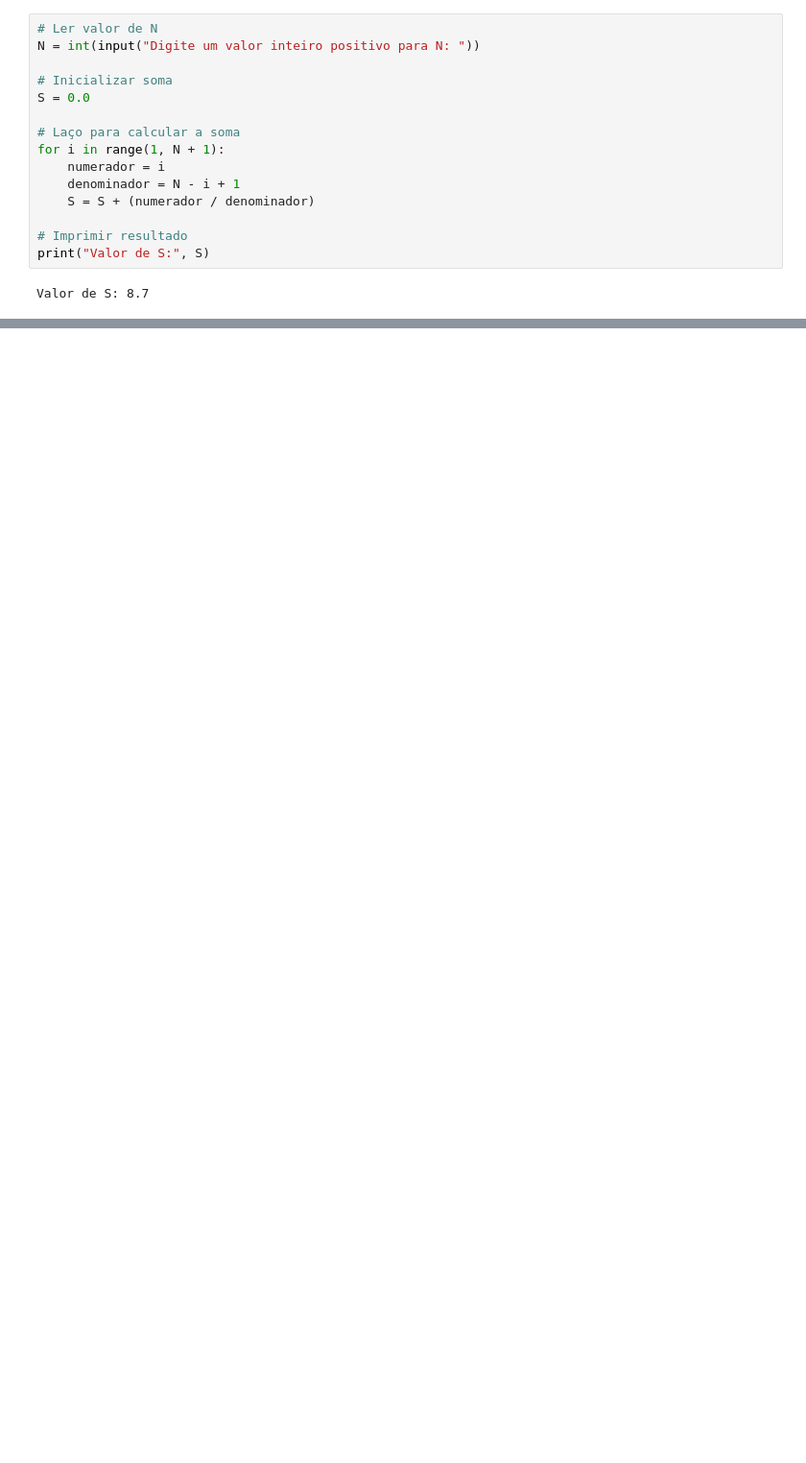
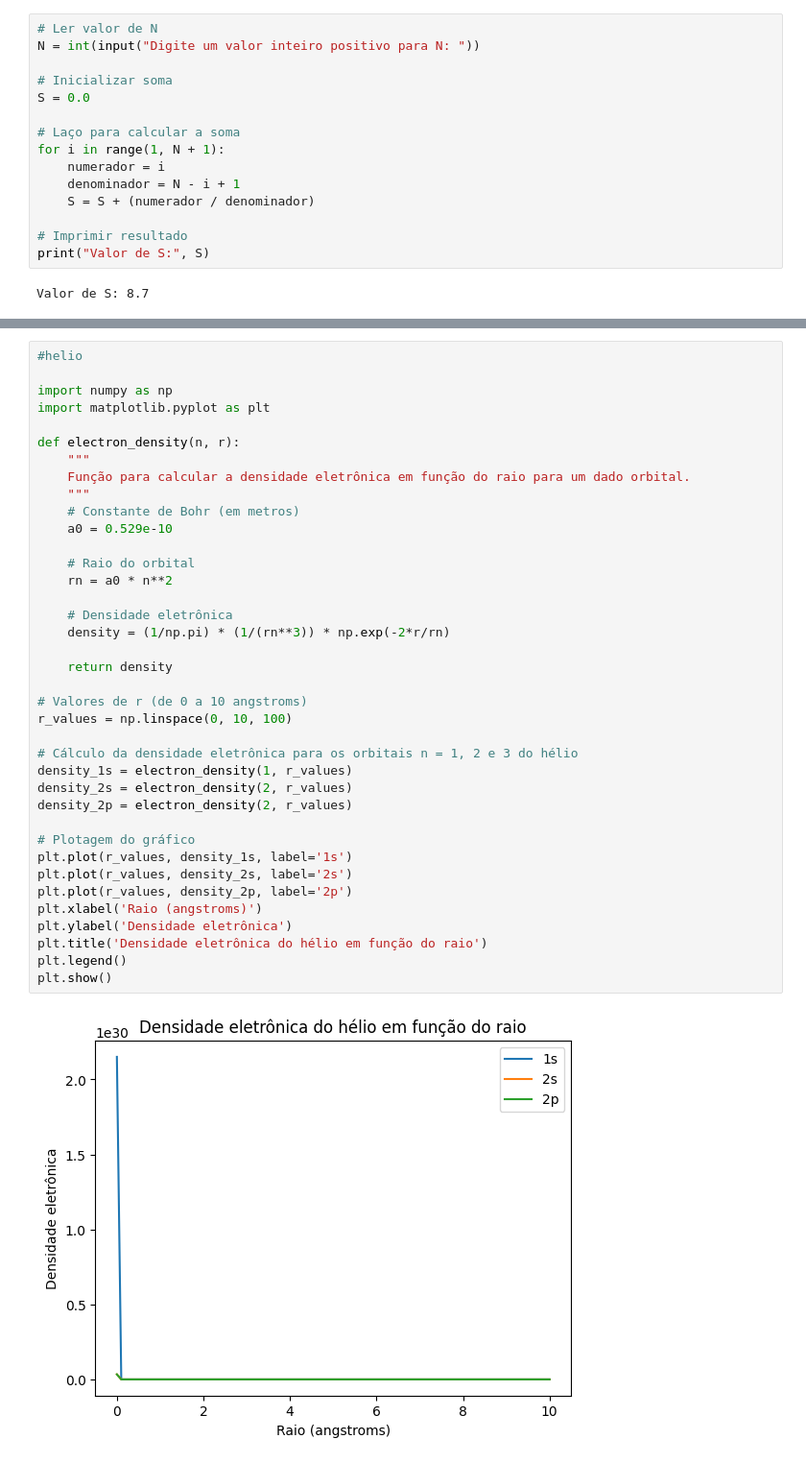
Before and after one commit to Gsimarelli/av2, a Jupyter notebook: av2.ipynb, the cells around one changed output, grey strips where cells are left out. Shown at 96% size. Cells and saved outputs as stored; diff of their text form; blank space fills up the shorter version.

```diff
--- a/av2.ipynb
+++ b/av2.ipynb
@@ -153,0 +200,40 @@ Valor de S: 8.7
+# %%
+#helio
+
+import numpy as np
+import matplotlib.pyplot as plt
+
+def electron_density(n, r):
+    """
+    Função para calcular a densidade eletrônica em função do raio para um dado orbital.
+    """
+    # Constante de Bohr (em metros)
+    a0 = 0.529e-10
+
+    # Raio do orbital
+    rn = a0 * n**2
+
+    # Densidade eletrônica
+    density = (1/np.pi) * (1/(rn**3)) * np.exp(-2*r/rn)
+
+    return density
+
+# Valores de r (de 0 a 10 angstroms)
+r_values = np.linspace(0, 10, 100)
+
+# Cálculo da densidade eletrônica para os orbitais n = 1, 2 e 3 do hélio
+density_1s = electron_density(1, r_values)
+density_2s = electron_density(2, r_values)
+density_2p = electron_density(2, r_values)
+
+# Plotagem do gráfico
+plt.plot(r_values, density_1s, label='1s')
+plt.plot(r_values, density_2s, label='2s')
+plt.plot(r_values, density_2p, label='2p')
+plt.xlabel('Raio (angstroms)')
+plt.ylabel('Densidade eletrônica')
+plt.title('Densidade eletrônica do hélio em função do raio')
+plt.legend()
+plt.show()
+# %% [output]
+[figure, added]
```
Also changed, not shown: parts of 6 cells of this notebook, 3 other files.
